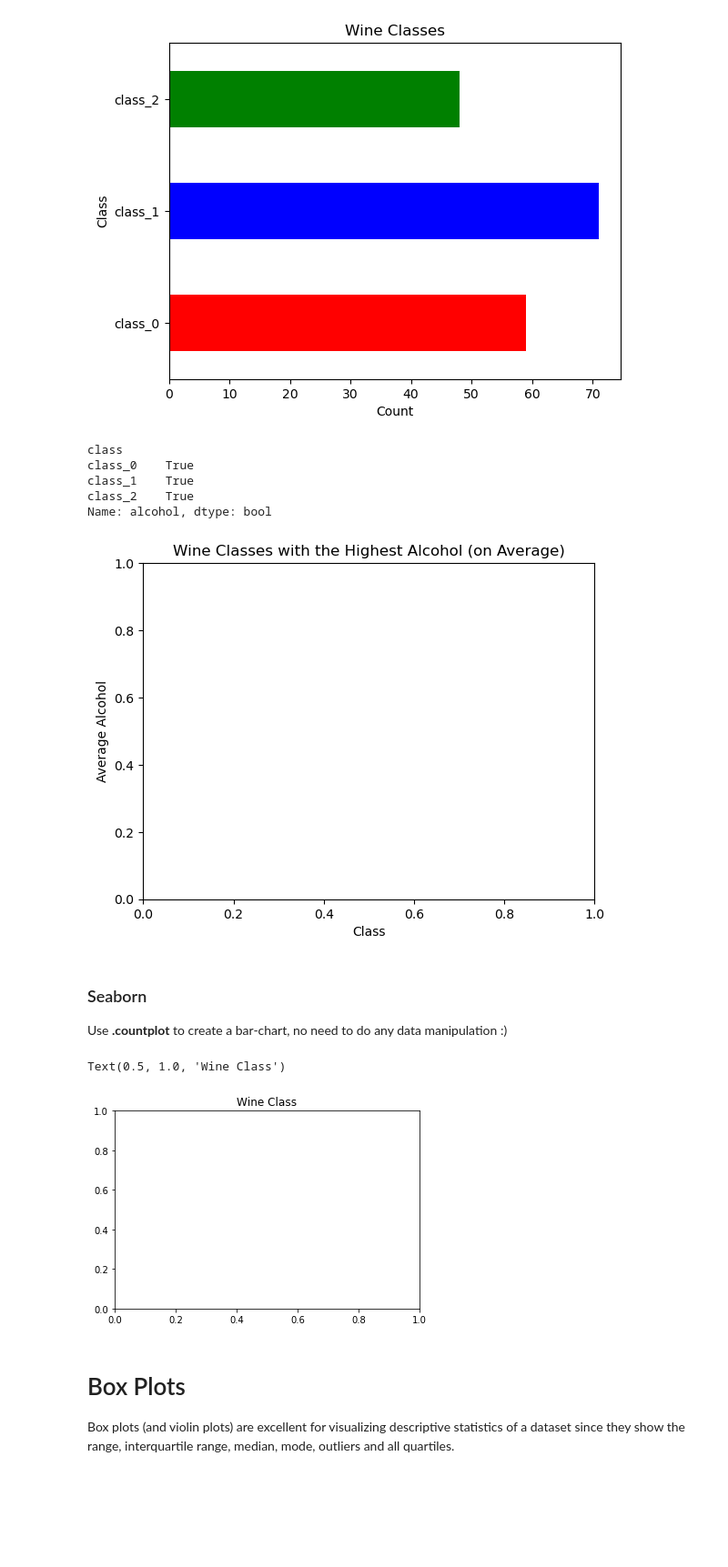
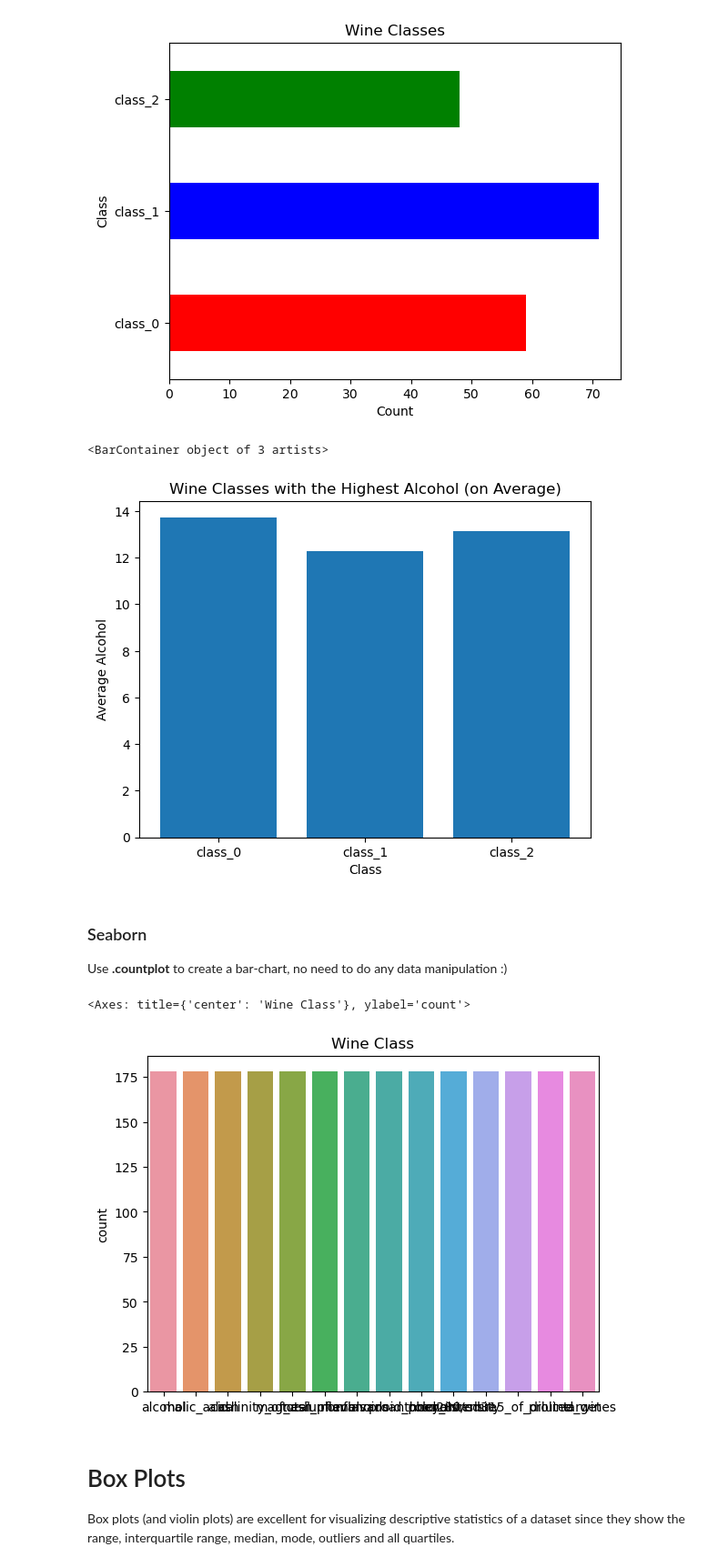
Before and after one commit to devmattj1/data_viz_python_tutorial, a Jupyter notebook: Data_Viz_Tutorial.ipynb, the cells around one changed output. Shown at 91% size. Saved outputs shown, nothing was run; the diff lists cells and outputs as text; code cells hidden in the pictures; blank space fills up the shorter version.

```diff
--- a/Data_Viz_Tutorial.ipynb
+++ b/Data_Viz_Tutorial.ipynb
@@ -355,25 +346,22 @@ Text(0.5, 0, 'Count')
 plt.title('Wine Classes with the Highest Alcohol (on Average)')
 plt.xlabel('Class')
 plt.ylabel('Average Alcohol')
-grouped_df = wine_df.groupby('class')
-x = grouped_df['alcohol'].all()
-x
+grouped_df = wine_df.groupby('class').mean()
+wine_classes = grouped_df.alcohol
+plt.bar(wine_classes.index,wine_classes)
 # %% [output]
-class
-class_0    True
-class_1    True
-class_2    True
-Name: alcohol, dtype: bool
+<BarContainer object of 3 artists>
-[figure, old version]
+[figure, new version]
 # %% [markdown]
 ### Seaborn
 Use **.countplot** to create a bar-chart, no need to do any data manipulation :)
 # %%
 
 plt.title('Wine Class')
+sns.countplot(wine_df)
 # %% [output]
-Text(0.5, 1.0, 'Wine Class')
+<Axes: title={'center': 'Wine Class'}, ylabel='count'>
-[figure, old version]
+[figure, new version]
 # %% [markdown]
 # Box Plots
 Box plots (and violin plots) are excellent for visualizing descriptive statistics of a dataset since they show the range, interquartile range, median, mode, outliers and all quartiles.
```
Also changed, not shown: parts of 11 cells of this notebook.
